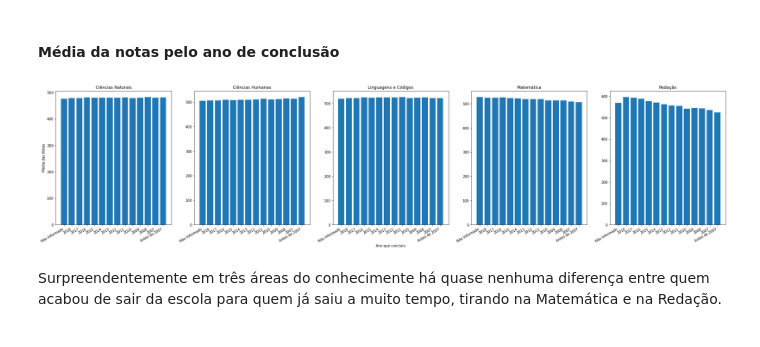
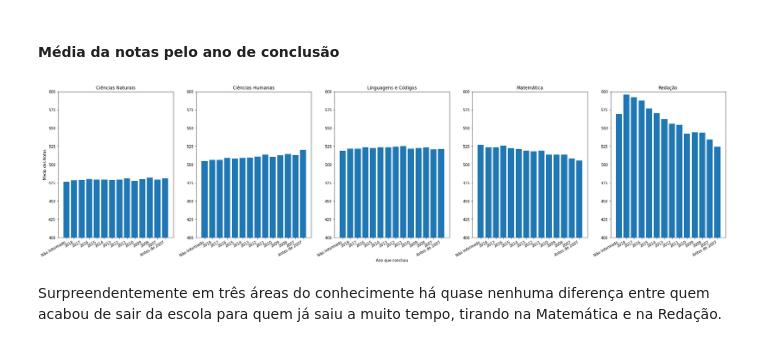
Before and after one commit to Bissiatti/Analise_dados_ENEM, a Jupyter notebook: Intro_Crisp_DM.ipynb, the cells around one changed output. Drawn from its saved outputs; the diff is of its cells as text; code cells hidden in the pictures.

```diff
--- a/Intro_Crisp_DM.ipynb
+++ b/Intro_Crisp_DM.ipynb
@@ -843,7 +841,7 @@ years = [
 # %%
 fig, x = plt.subplots(nrows=1, ncols=5, figsize=(20,5))
 
-for i in range(4):
+for i in range(5):
     xlabel = sorted(dict(years[i]))
     y = list()
     for j in xlabel:
@@ -852,7 +850,7 @@ for i in range(4):
     x[i].set_title(title[i])
 
 
-x[1].set_xlabel("Idade")
+x[2].set_xlabel("Idade")
 x[0].set_ylabel("Média das Notas")
 plt.show()
 # %% [output]
@@ -882,6 +880,7 @@ for i in range(5):
         y.append(etnia[i][j])
     x[i].bar(xlabel,y)
     x[i].set_title(title[i])
+    x[i].set_ylim([400,650])
 
 
 x[2].set_xlabel("Etnia")
@@ -915,6 +914,7 @@ for i in range(5):
         y.append(sexo[i][j])
     x[i].bar(xlabel,y)
     x[i].set_title(title[i])
+    x[i].set_ylim([400,600])
 
 
 x[2].set_xlabel("Sexo")
@@ -928,7 +928,7 @@ Ao ver as médias das notas do Enem de 2019, a diferença entre homens e mulhere
 #### Média da notas pelo ano de conclusão
 # %%
 conclusion = [
-     v.mean().compute(),
+    df.groupby('TP_ANO_CONCLUIU').NU_NOTA_CN.mean().compute(),
     df.groupby('TP_ANO_CONCLUIU').NU_NOTA_CH.mean().compute(),
     df.groupby('TP_ANO_CONCLUIU').NU_NOTA_LC.mean().compute(),
     df.groupby('TP_ANO_CONCLUIU').NU_NOTA_MT.mean().compute(),
@@ -937,24 +937,25 @@ conclusion = [
 # %%
 xlabel = ['Não Informado','2018','2017','2016','2015','2014','2013','2012','2011','2010','2009','2008','2007','Antes de 2007']
 title = ['Ciências Naturais','Ciências Humanas','Linguagens e Códigos','Matemática','Redação']
 y = list()
 
-fig, x = plt.subplots(nrows=1, ncols=5, figsize=(35,8))
+fig, x = plt.subplots(nrows=1, ncols=5, figsize=(32,8))
 
 for i in range(5):
     y = list()
     for j in range(14):
         y.append(conclusion[i][j])
     x[i].bar(xlabel,y)
     x[i].set_title(title[i])
+    x[i].set_ylim([400,600])
 
 
 x[2].set_xlabel("Ano que concluiu")
 x[0].set_ylabel("Média das Notas")
 plt.gcf().autofmt_xdate()
 plt.show()
 # %% [output]
-[figure, old version]
+[figure, new version]
 # %% [markdown]
 Surpreendentemente em três áreas do conhecimente há quase nenhuma diferença entre quem acabou de sair da escola para quem já saiu a muito tempo, tirando na Matemática e na Redação.
 # %%
```
Also changed, not shown: parts of 55 cells of this notebook.
